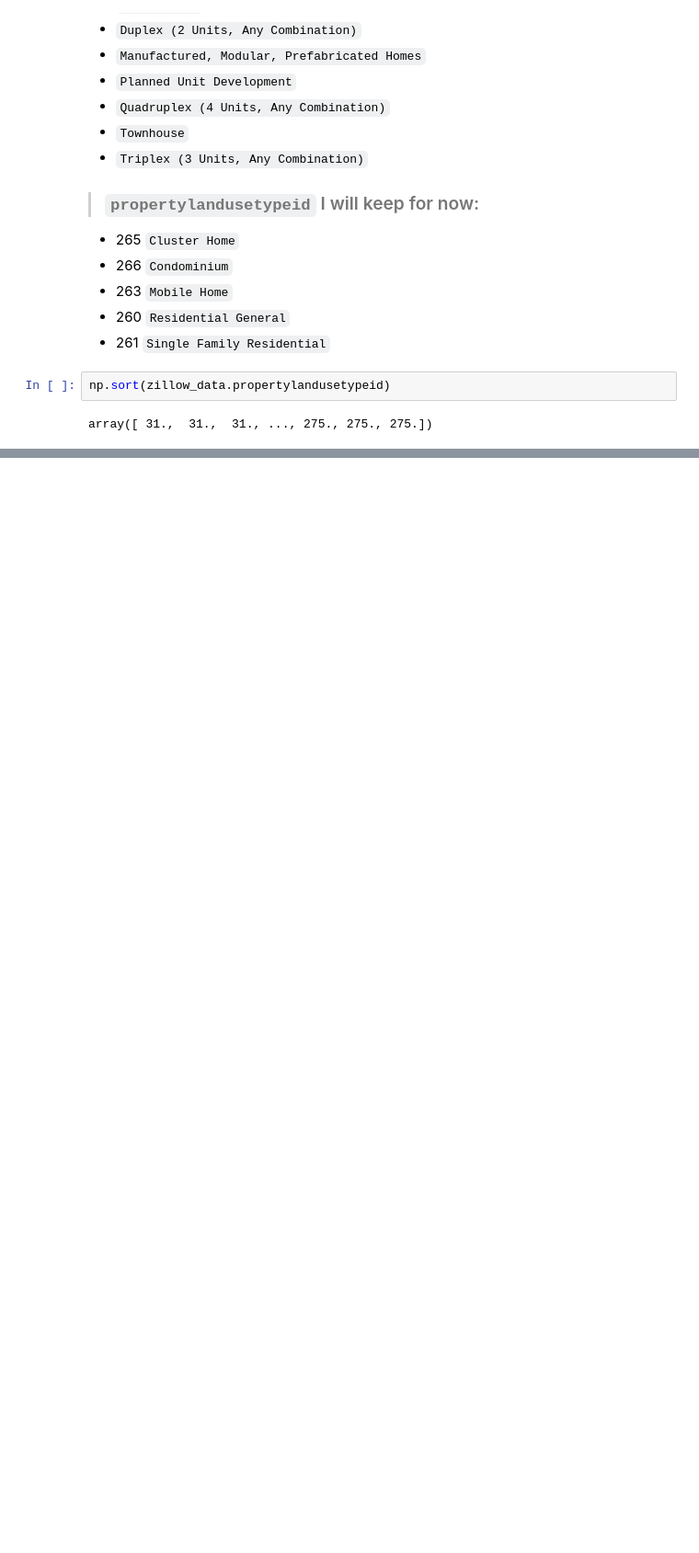
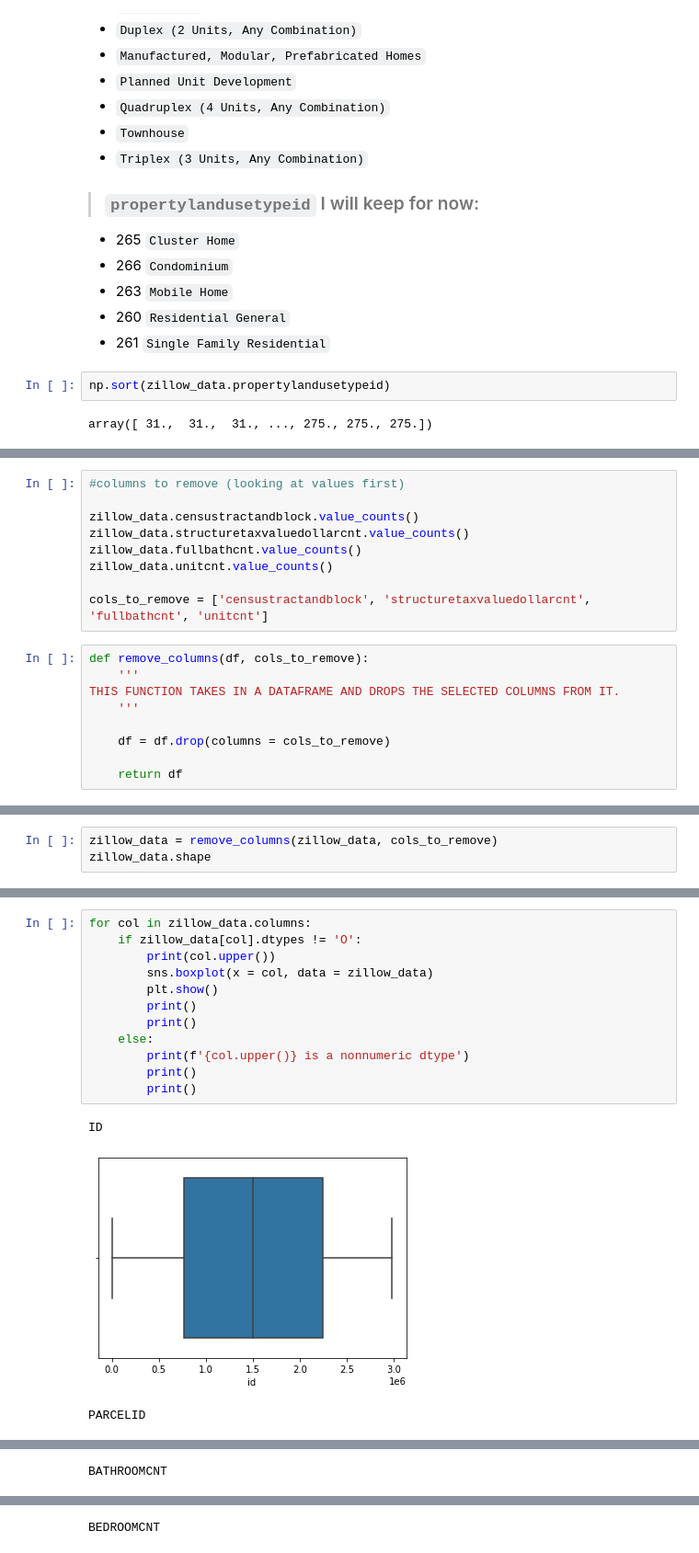
Before and after one commit to Jonessn22/clustering-exercises, a Jupyter notebook: 01b_wrangle_exercises.ipynb, the cells around one changed output, grey strips where cells are left out. Shown at 92% size. Cells and saved outputs as stored; diff of their text form; blank space fills up the shorter version.

```diff
--- a/01b_wrangle_exercises.ipynb
+++ b/01b_wrangle_exercises.ipynb
@@ -803,0 +792,18 @@ Name: unitcnt, dtype: int64
+# %%
+#columns to remove (looking at values first)
+
+zillow_data.censustractandblock.value_counts()
+zillow_data.structuretaxvaluedollarcnt.value_counts()
+zillow_data.fullbathcnt.value_counts()
+zillow_data.unitcnt.value_counts()
+
+cols_to_remove = ['censustractandblock', 'structuretaxvaluedollarcnt', 'fullbathcnt', 'unitcnt']
+# %%
+def remove_columns(df, cols_to_remove):
+    '''
+THIS FUNCTION TAKES IN A DATAFRAME AND DROPS THE SELECTED COLUMNS FROM IT.
+    '''
+
+    df = df.drop(columns = cols_to_remove)
+
+    return df
@@ -803,0 +816,3 @@ Name: unitcnt, dtype: int64
+# %%
+zillow_data = remove_columns(zillow_data, cols_to_remove)
+zillow_data.shape
@@ -803,0 +887,16 @@ Name: unitcnt, dtype: int64
+# %%
+for col in zillow_data.columns:
+    if zillow_data[col].dtypes != 'O':
+        print(col.upper())
+        sns.boxplot(x = col, data = zillow_data)
+        plt.show()
+        print()
+        print()
+    else:
+        print(f'{col.upper()} is a nonnumeric dtype')
+        print()
+        print()
+# %% [output]
+ID
+[figure, added]
+PARCELID
@@ -803,0 +904 @@ Name: unitcnt, dtype: int64
+BATHROOMCNT
@@ -803,0 +906 @@ Name: unitcnt, dtype: int64
+BEDROOMCNT
```
Also changed, not shown: parts of 78 cells of this notebook, 3 other files.
